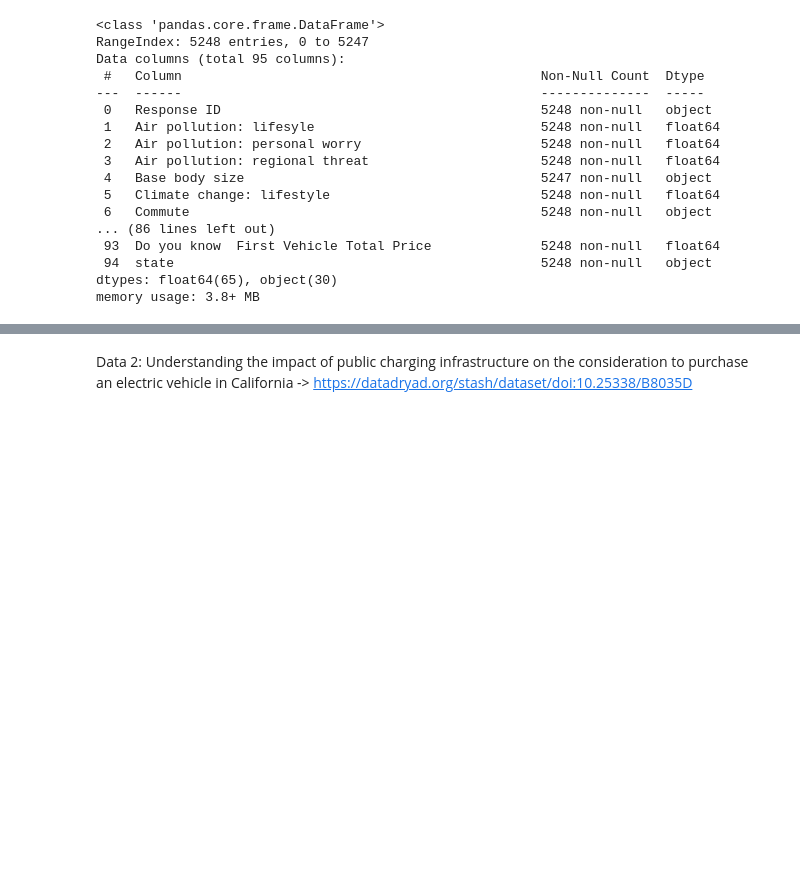
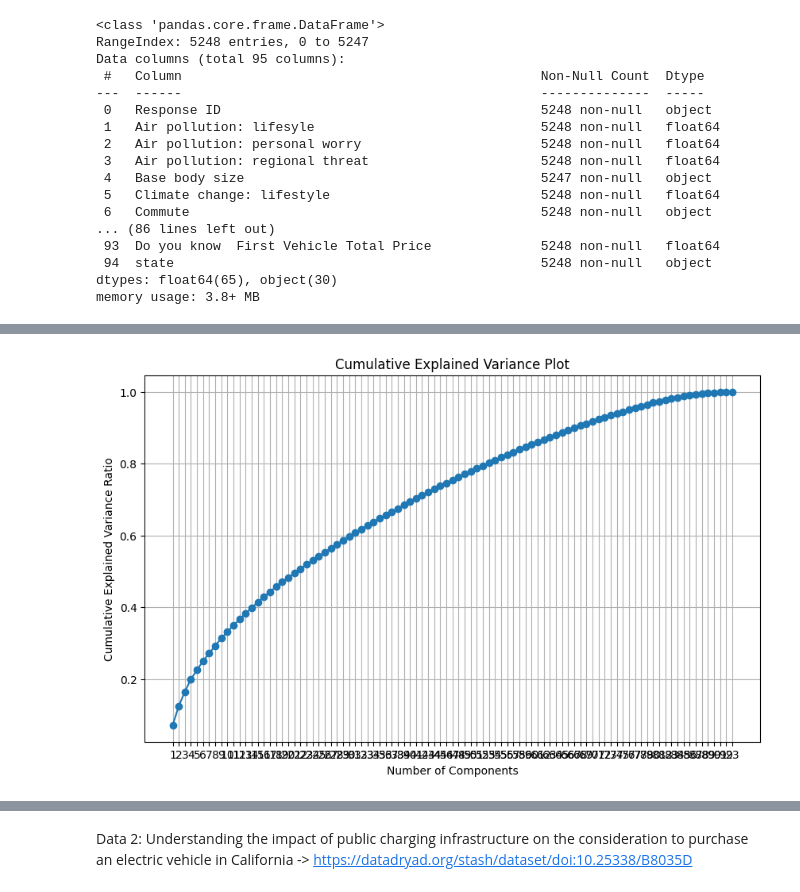
Before and after one commit to kkrusere/EV_Market-Analysis-and-Consumer-Behavior, a Jupyter notebook: data_collection_&_EDA.ipynb, the cells around one changed output, grey strips where cells are left out. Saved outputs shown, nothing was run; the diff lists cells and outputs as text; code cells hidden in the pictures; blank space fills up the shorter version.

```diff
--- a/data_collection_&_EDA.ipynb
+++ b/data_collection_&_EDA.ipynb
@@ -1147,0 +1417,14 @@ memory usage: 3.8+ MB
+# %%
+# Cumulative Explained Variance Plot:
+    #This plot shows the cumulative explained variance, aiding in determine the total variance explained by a given number of components
+
+plt.figure(figsize=(10, 6))
+plt.plot(range(1, len(cumulative_variance_ratio) + 1), cumulative_variance_ratio, marker='o', linestyle='-')
+plt.title('Cumulative Explained Variance Plot')
+plt.xlabel('Number of Components')
+plt.ylabel('Cumulative Explained Variance Ratio')
+plt.xticks(range(1, len(cumulative_variance_ratio) + 1))
+plt.grid(True)
+plt.show()
+# %% [output]
+[figure, added]
```
Also changed, not shown: parts of 35 cells of this notebook.
